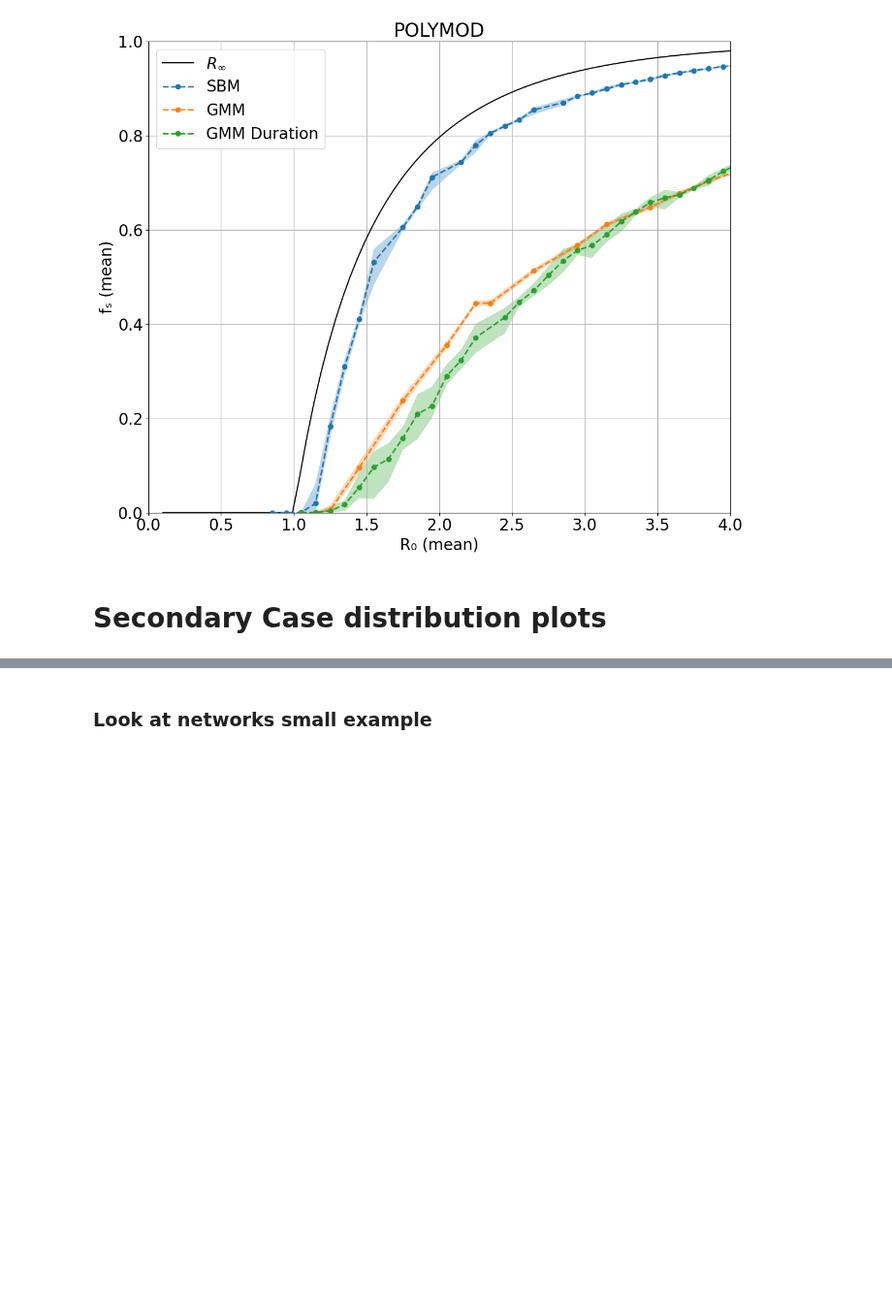
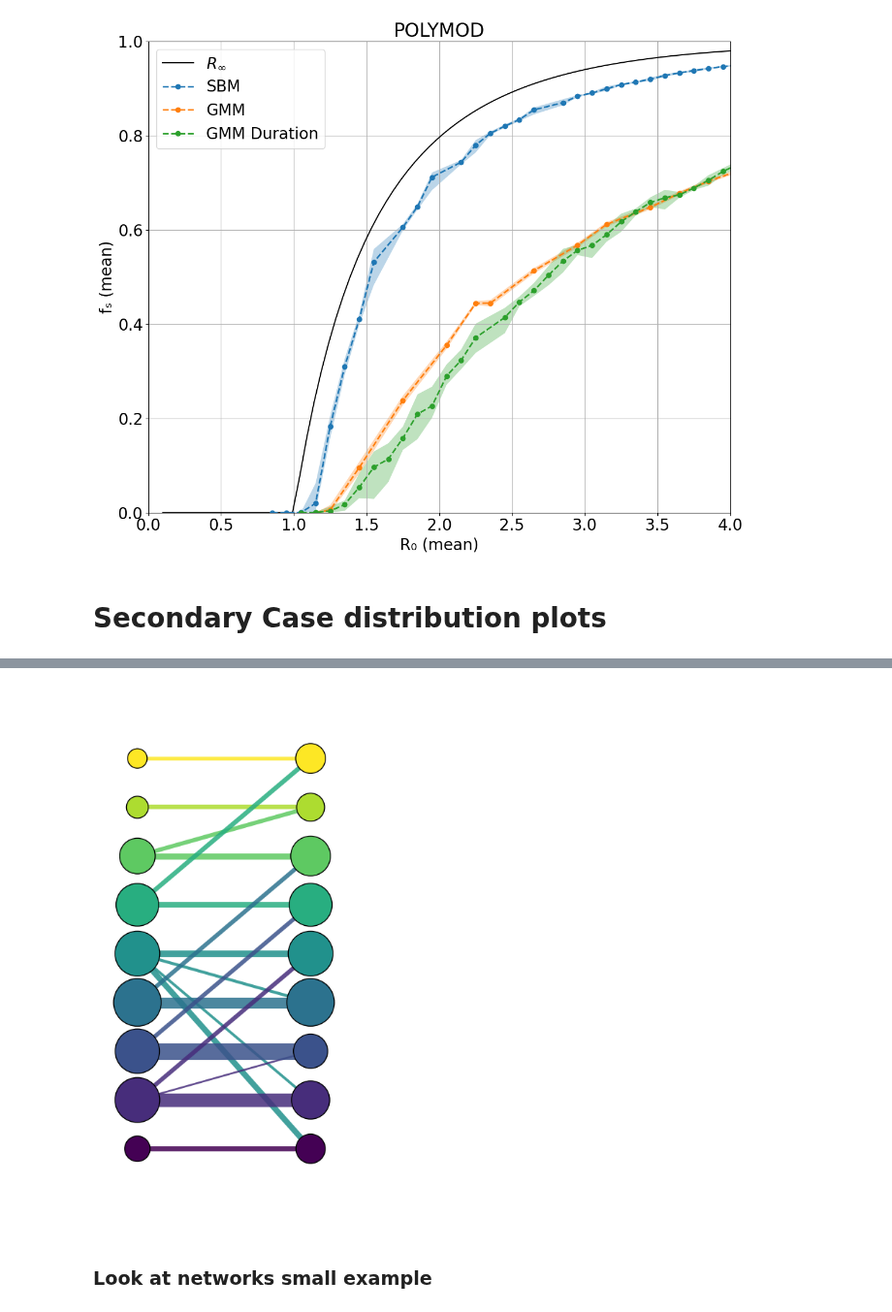
Before and after one commit to LukeMurrayKearney/Data-Driven-Networks-Code, a Jupyter notebook: duration+ages/beta_choices.ipynb, the cells around one changed output, grey strips where cells are left out. Shown at 97% size. Saved outputs shown, nothing was run; the diff lists cells and outputs as text; code cells hidden in the pictures; blank space fills up the shorter version.

```diff
--- a/duration+ages/beta_choices.ipynb
+++ b/duration+ages/beta_choices.ipynb
@@ -995,3 +1324,70 @@ Generation 3 - Tau: 0.0425 - k: 0.49
+# %%
+import matplotlib.pyplot as plt
+import networkx as nx
+import numpy as np
+from matplotlib.cm import get_cmap
+
+# ---------------------------------------------------- # Node sizes # ----------------------------------------------------
+left_sizes = np.array([sum(a) for a in output])
+left_sizes /= np.sum(left_sizes)
+right_sizes = np.array([sum(output[:, i]) for i in range(output.shape[1])])
+right_sizes /= np.sum(right_sizes)
+left_sizes = left_sizes * 13_000 + 50
+right_sizes = right_sizes * 13_000 + 50
+# ---------------------------------------------------- # Build bipartite graph structure # ----------------------------------------------------
+B = nx.Graph()
+left_nodes = [f"L{i}" for i in range(9)]
+right_nodes = [f"R{i}" for i in range(9)]
+B.add_nodes_from(left_nodes, bipartite=0)
+B.add_nodes_from(right_nodes, bipartite=1)
+# ---------------------------------------------------- # Positions # ----------------------------------------------------
+y_positions = np.linspace(0, 2, 9)
+scale_x = 3
+x_left = 0.1*scale_x
+x_right = 1-0.1*scale_x
+pos = {n: (x_left, i) for i, n in enumerate(left_nodes)}
+pos |= {n: (x_right, i) for i, n in enumerate(right_nodes)}
+# ---------------------------------------------------- # Viridis colours for nodes # ----------------------------------------------------
+def viridis_9():
+    cmap = get_cmap("viridis")
+    return [cmap(i / 8) for i in range(9)]
+
+left_colors = viridis_9()
+right_colors = viridis_9()
+node_color_map = {n: c for n, c in zip(left_nodes, left_colors)}
+node_color_map.update({n: c for n, c in zip(right_nodes, right_colors)})
+# ---------------------------------------------------- # Add ONLY the top-3 incoming edges per RIGHT node # ----------------------------------------------------
+selected_edges = [] # will store (Li, Rj, width)
+for j in range(9):
+    incoming = output[:, j] # column j
+    total_in = incoming.sum() # total incoming flow to Rj # If total is zero, skip to avoid division by zero
+    if total_in == 0:
+        continue
+
+    top3_idx = np.argsort(incoming)[-2:]
+
+    for i in top3_idx:
+        value = incoming[i]
+        width = value / total_in # proportional width
+        width = (width)*2
+        selected_edges.append((left_nodes[i], right_nodes[j], width)) # add the edge to the graph
+        B.add_edge(left_nodes[i], right_nodes[j], weight=width)
+    # ---------------------------------------------------- # Plot # ----------------------------------------------------
+plt.figure(figsize=(4, 8)) # Draw nodes
+nx.draw_networkx_nodes( B, pos, nodelist=left_nodes, node_size=left_sizes, node_color=left_colors, edgecolors="black" )
+nx.draw_networkx_nodes( B, pos, nodelist=right_nodes, node_size=right_sizes, node_color=right_colors, edgecolors="black" ) # Draw the selected edges
+
+for u, v, width in selected_edges: # edge colour = colour of left node
+    edge_color = node_color_map[u]
+    nx.draw_networkx_edges( B, pos, edgelist=[(u, v)], width=width * 12, # scale factor for visibility
+            alpha=0.85, edge_color=[edge_color] )
+
+plt.axis("off")
+plt.tight_layout()
+plt.margins(0.15)
+plt.show()
+# %% [output]
+[figure, added]
 # %% [markdown]
 ### Look at networks small example
 # %% [markdown]
```
Also changed, not shown: parts of 10 cells of this notebook, 18 other files.
